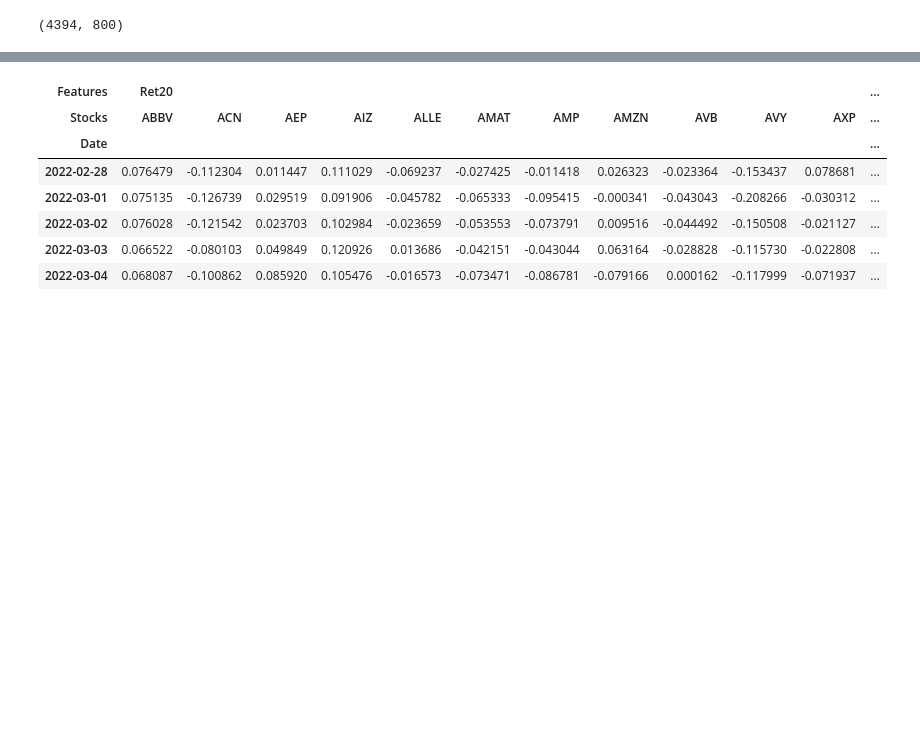
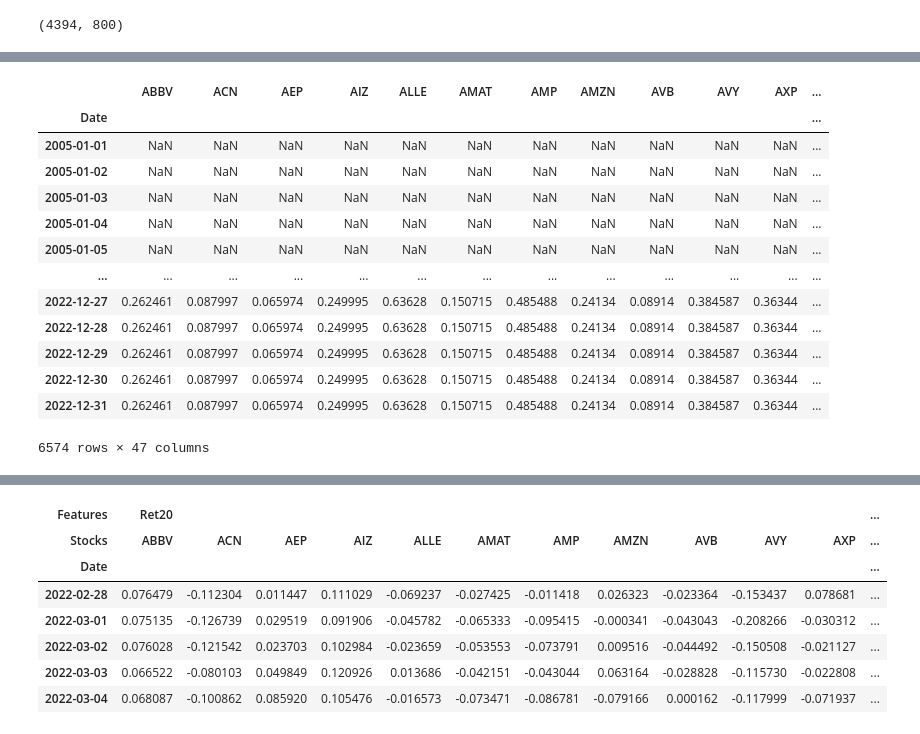
Before and after one commit to shrozolio/M6, a Jupyter notebook: Code/m6_build_panel.ipynb, the cells around one changed output, grey strips where cells are left out. Cells and saved outputs as stored; diff of their text form; code cells hidden in the pictures; blank space fills up the shorter version.

```diff
--- a/Code/m6_build_panel.ipynb
+++ b/Code/m6_build_panel.ipynb
@@ -34,0 +127,17 @@ dat.shape
+# %%
+fdat['Profit2Equity']
+# %% [output]
+|  | ABBV | ACN | AEP | AIZ | ALLE | AMAT | AMP | AMZN | AVB | AVY | AXP | ... |
+| Date |  |  |  |  |  |  |  |  |  |  |  | ... |
+| 2005-01-01 | NaN | NaN | NaN | NaN | NaN | NaN | NaN | NaN | NaN | NaN | NaN | ... |
+| 2005-01-02 | NaN | NaN | NaN | NaN | NaN | NaN | NaN | NaN | NaN | NaN | NaN | ... |
+| 2005-01-03 | NaN | NaN | NaN | NaN | NaN | NaN | NaN | NaN | NaN | NaN | NaN | ... |
+| 2005-01-04 | NaN | NaN | NaN | NaN | NaN | NaN | NaN | NaN | NaN | NaN | NaN | ... |
+| 2005-01-05 | NaN | NaN | NaN | NaN | NaN | NaN | NaN | NaN | NaN | NaN | NaN | ... |
+| ... | ... | ... | ... | ... | ... | ... | ... | ... | ... | ... | ... | ... |
+| 2022-12-27 | 0.262461 | 0.087997 | 0.065974 | 0.249995 | 0.63628 | 0.150715 | 0.485488 | 0.24134 | 0.08914 | 0.384587 | 0.36344 | ... |
+| 2022-12-28 | 0.262461 | 0.087997 | 0.065974 | 0.249995 | 0.63628 | 0.150715 | 0.485488 | 0.24134 | 0.08914 | 0.384587 | 0.36344 | ... |
+| 2022-12-29 | 0.262461 | 0.087997 | 0.065974 | 0.249995 | 0.63628 | 0.150715 | 0.485488 | 0.24134 | 0.08914 | 0.384587 | 0.36344 | ... |
+| 2022-12-30 | 0.262461 | 0.087997 | 0.065974 | 0.249995 | 0.63628 | 0.150715 | 0.485488 | 0.24134 | 0.08914 | 0.384587 | 0.36344 | ... |
+| 2022-12-31 | 0.262461 | 0.087997 | 0.065974 | 0.249995 | 0.63628 | 0.150715 | 0.485488 | 0.24134 | 0.08914 | 0.384587 | 0.36344 | ... |
+6574 rows × 47 columns
```
Also changed, not shown: parts of 19 cells of this notebook, 3 other files.
